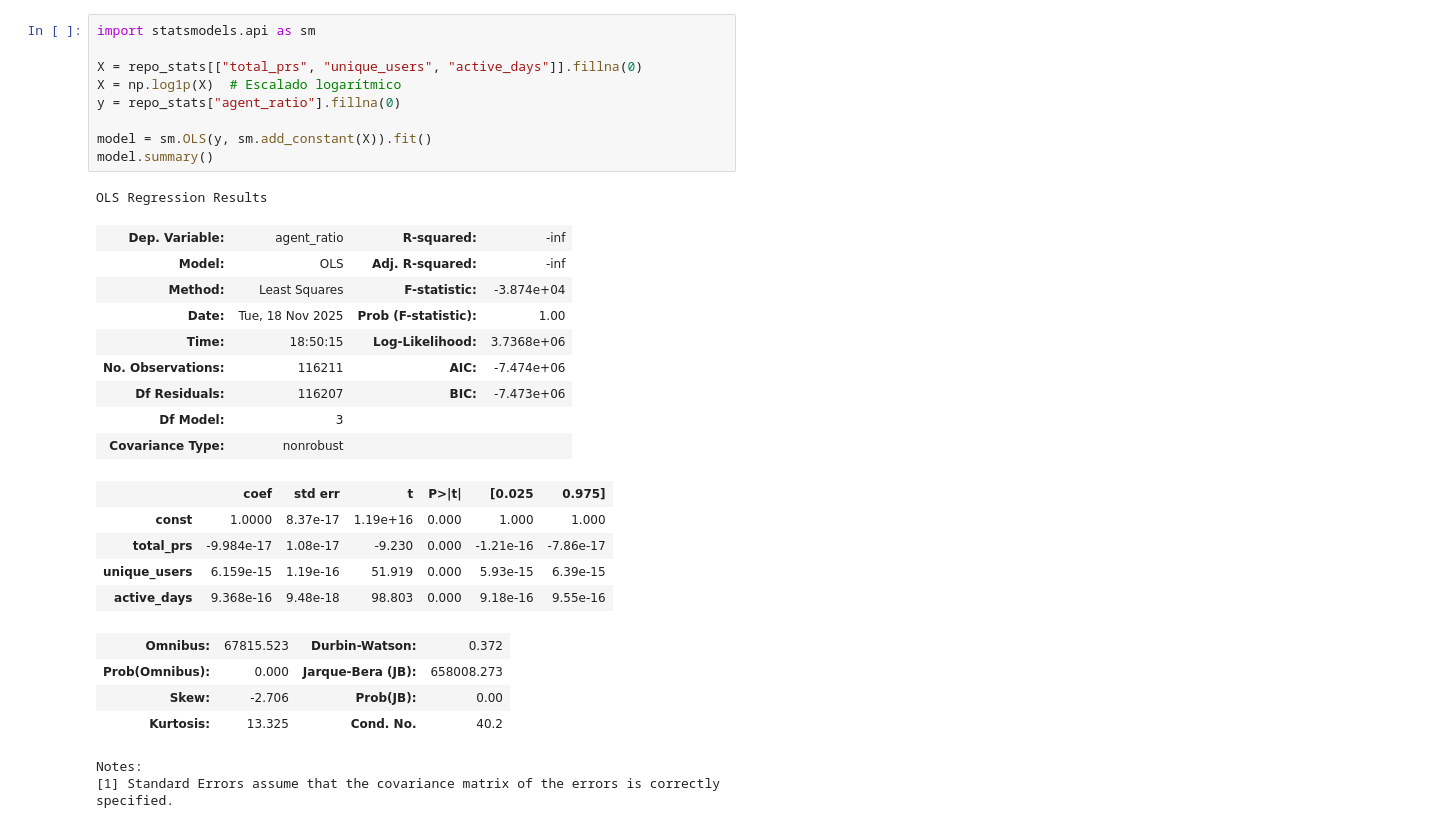
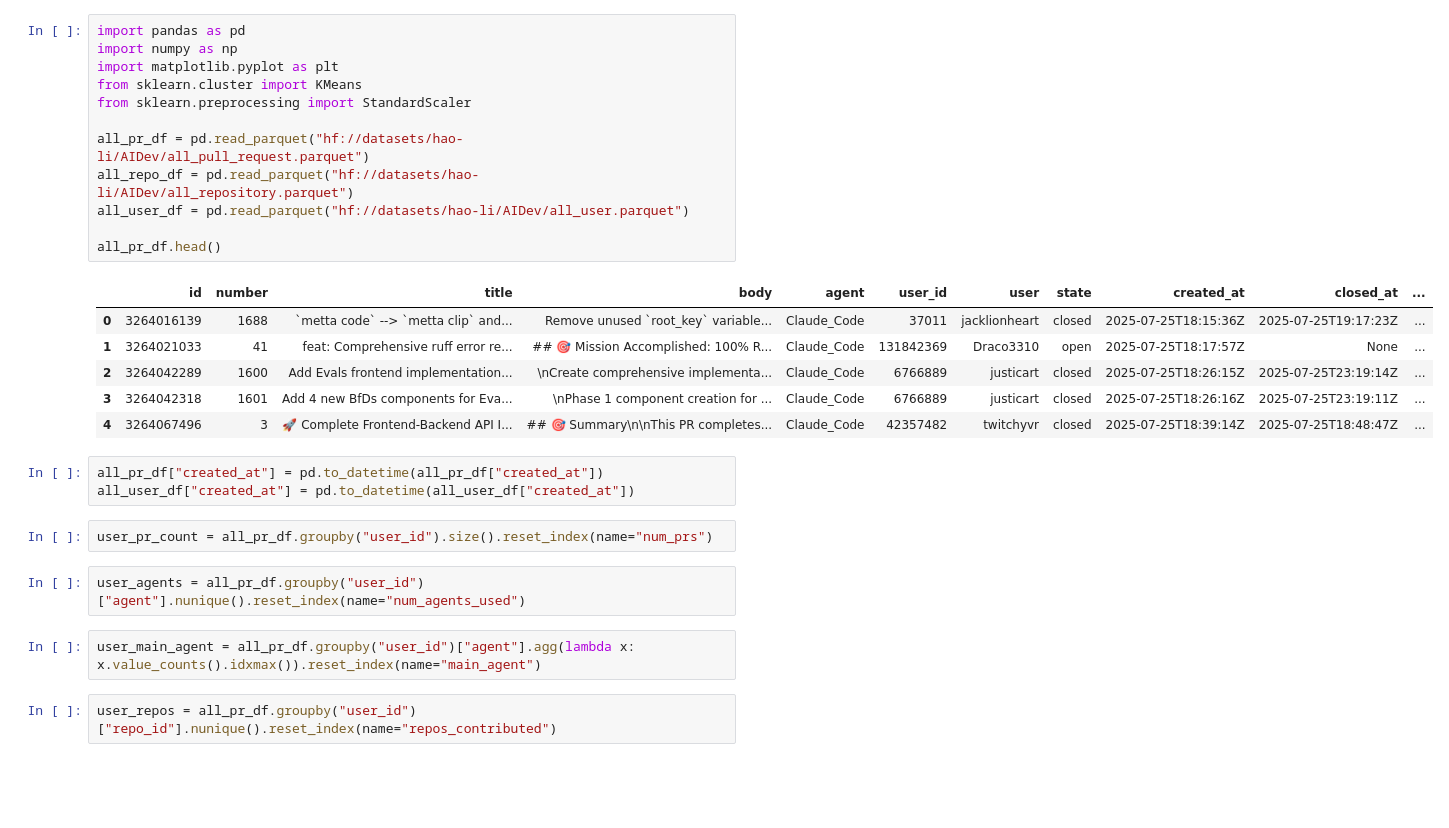
Before and after one commit to polmf/finalproject_rel, a Jupyter notebook: prova.ipynb, the cells around one changed output. Cells and saved outputs as stored; diff of their text form; blank space fills up the shorter version.

```diff
--- a/prova.ipynb
+++ b/prova.ipynb
@@ -205,31 +1,30 @@ repo_stats[["total_prs", "unique_users", "active_days", "agent_ratio"]].corr()
-# %%
-import statsmodels.api as sm
-
-X = repo_stats[["total_prs", "unique_users", "active_days"]].fillna(0)
-X = np.log1p(X)  # Escalado logarítmico
-y = repo_stats["agent_ratio"].fillna(0)
-
-model = sm.OLS(y, sm.add_constant(X)).fit()
-model.summary()
-# %% [output]
-OLS Regression Results
-| Dep. Variable: | agent_ratio | R-squared: | -inf |
-| Model: | OLS | Adj. R-squared: | -inf |
-| Method: | Least Squares | F-statistic: | -3.874e+04 |
-| Date: | Tue, 18 Nov 2025 | Prob (F-statistic): | 1.00 |
-| Time: | 18:50:15 | Log-Likelihood: | 3.7368e+06 |
-| No. Observations: | 116211 | AIC: | -7.474e+06 |
-| Df Residuals: | 116207 | BIC: | -7.473e+06 |
-| Df Model: | 3 |  |  |
-| Covariance Type: | nonrobust |  |  |
-|  | coef | std err | t | P>|t| | [0.025 | 0.975] |
-| const | 1.0000 | 8.37e-17 | 1.19e+16 | 0.000 | 1.000 | 1.000 |
-| total_prs | -9.984e-17 | 1.08e-17 | -9.230 | 0.000 | -1.21e-16 | -7.86e-17 |
-| unique_users | 6.159e-15 | 1.19e-16 | 51.919 | 0.000 | 5.93e-15 | 6.39e-15 |
-| active_days | 9.368e-16 | 9.48e-18 | 98.803 | 0.000 | 9.18e-16 | 9.55e-16 |
-| Omnibus: | 67815.523 | Durbin-Watson: | 0.372 |
-| Prob(Omnibus): | 0.000 | Jarque-Bera (JB): | 658008.273 |
-| Skew: | -2.706 | Prob(JB): | 0.00 |
-| Kurtosis: | 13.325 | Cond. No. | 40.2 |
-Notes:
-[1] Standard Errors assume that the covariance matrix of the errors is correctly specified.
+# %%
+import pandas as pd
+import numpy as np
+import matplotlib.pyplot as plt
+from sklearn.cluster import KMeans
+from sklearn.preprocessing import StandardScaler
+
+all_pr_df = pd.read_parquet("hf://datasets/hao-li/AIDev/all_pull_request.parquet")
+all_repo_df = pd.read_parquet("hf://datasets/hao-li/AIDev/all_repository.parquet")
+all_user_df = pd.read_parquet("hf://datasets/hao-li/AIDev/all_user.parquet")
+
+all_pr_df.head()
+# %% [output]
+|  | id | number | title | body | agent | user_id | user | state | created_at | closed_at | ... |
+| 0 | 3264016139 | 1688 | `metta code` --> `metta clip` and... | Remove unused `root_key` variable... | Claude_Code | 37011 | jacklionheart | closed | 2025-07-25T18:15:36Z | 2025-07-25T19:17:23Z | ... |
+| 1 | 3264021033 | 41 | feat: Comprehensive ruff error re... | ## 🎯 Mission Accomplished: 100% R... | Claude_Code | 131842369 | Draco3310 | open | 2025-07-25T18:17:57Z | None | ... |
+| 2 | 3264042289 | 1600 | Add Evals frontend implementation... | \nCreate comprehensive implementa... | Claude_Code | 6766889 | justicart | closed | 2025-07-25T18:26:15Z | 2025-07-25T23:19:14Z | ... |
+| 3 | 3264042318 | 1601 | Add 4 new BfDs components for Eva... | \nPhase 1 component creation for ... | Claude_Code | 6766889 | justicart | closed | 2025-07-25T18:26:16Z | 2025-07-25T23:19:11Z | ... |
+| 4 | 3264067496 | 3 | 🚀 Complete Frontend-Backend API I... | ## 🎯 Summary\n\nThis PR completes... | Claude_Code | 42357482 | twitchyvr | closed | 2025-07-25T18:39:14Z | 2025-07-25T18:48:47Z | ... |
+# %%
+all_pr_df["created_at"] = pd.to_datetime(all_pr_df["created_at"])
+all_user_df["created_at"] = pd.to_datetime(all_user_df["created_at"])
+# %%
+user_pr_count = all_pr_df.groupby("user_id").size().reset_index(name="num_prs")
+# %%
+user_agents = all_pr_df.groupby("user_id")["agent"].nunique().reset_index(name="num_agents_used")
+# %%
+user_main_agent = all_pr_df.groupby("user_id")["agent"].agg(lambda x: x.value_counts().idxmax()).reset_index(name="main_agent")
+# %%
+user_repos = all_pr_df.groupby("user_id")["repo_id"].nunique().reset_index(name="repos_contributed")
```
Also changed, not shown: parts of 31 cells of this notebook.
